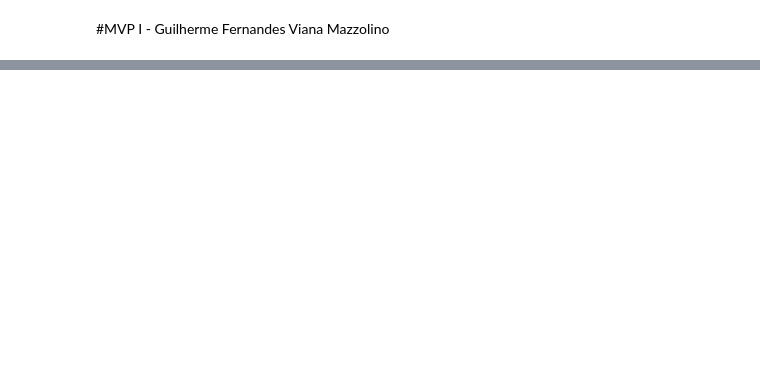
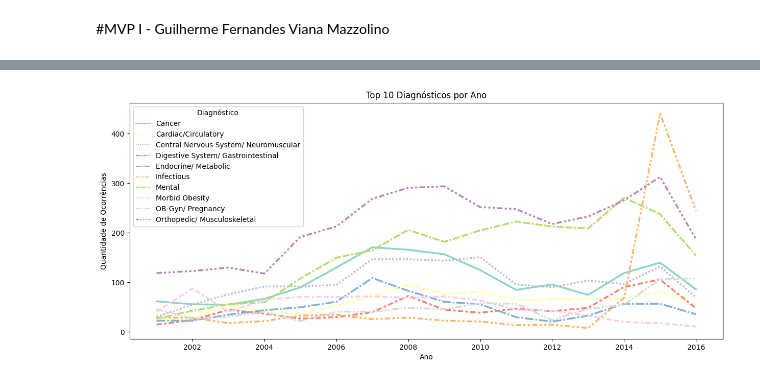
Before and after one commit to guimazzolino/MVP-I, a Jupyter notebook: MVP1.ipynb, the cells around one changed output, grey strips where cells are left out. Cells and saved outputs as stored; diff of their text form; code cells hidden in the pictures; blank space fills up the shorter version.

```diff
--- a/MVP1.ipynb
+++ b/MVP1.ipynb
@@ -48,0 +162,32 @@ print(df_top10)
+# %%
+## Agora, plota-se os gráficos dos Top10 de Diagnósticos por Ano, para sabermos se alguma doença teve apenas um surto ou se deve ser acompanhada
+
+# Conta a frequência de cada diagnóstico e seleciona os 10 maiores
+top_10_diseases = dataset['Diagnosis Category'].value_counts().nlargest(10).index
+
+# Definição da paleta de cores
+my_palette = sns.color_palette("pastel", n_colors=10)
+
+# Filtra o dataframe original para incluir apenas os 10 maiores diagnósticos
+df_top_10 = dataset[dataset['Diagnosis Category'].isin(top_10_diseases)]
+
+# Agrupa os dados por ano e diagnóstico e obtém a contagem de cada grupo
+grouped = df_top_10.groupby(['Report Year', 'Diagnosis Category']).size()
+
+# Transforma os dados em uma tabela com anos nas linhas e diagnósticos nas colunas
+stacked = grouped.unstack()
+
+# Plota o gráfico de linhas
+plt.figure(figsize=(15,6))
+sns.lineplot(data=stacked, palette='Set3', linewidth=2.5)
+
+# Define o título, legenda e os rótulos dos eixos
+plt.title('Top 10 Diagnósticos por Ano')
+plt.xlabel('Ano')
+plt.ylabel('Quantidade de Ocorrências')
+plt.legend(title='Diagnóstico')
+
+
+plt.show()
+# %% [output]
+[figure, added]
```
Also changed, not shown: parts of 24 cells of this notebook.
